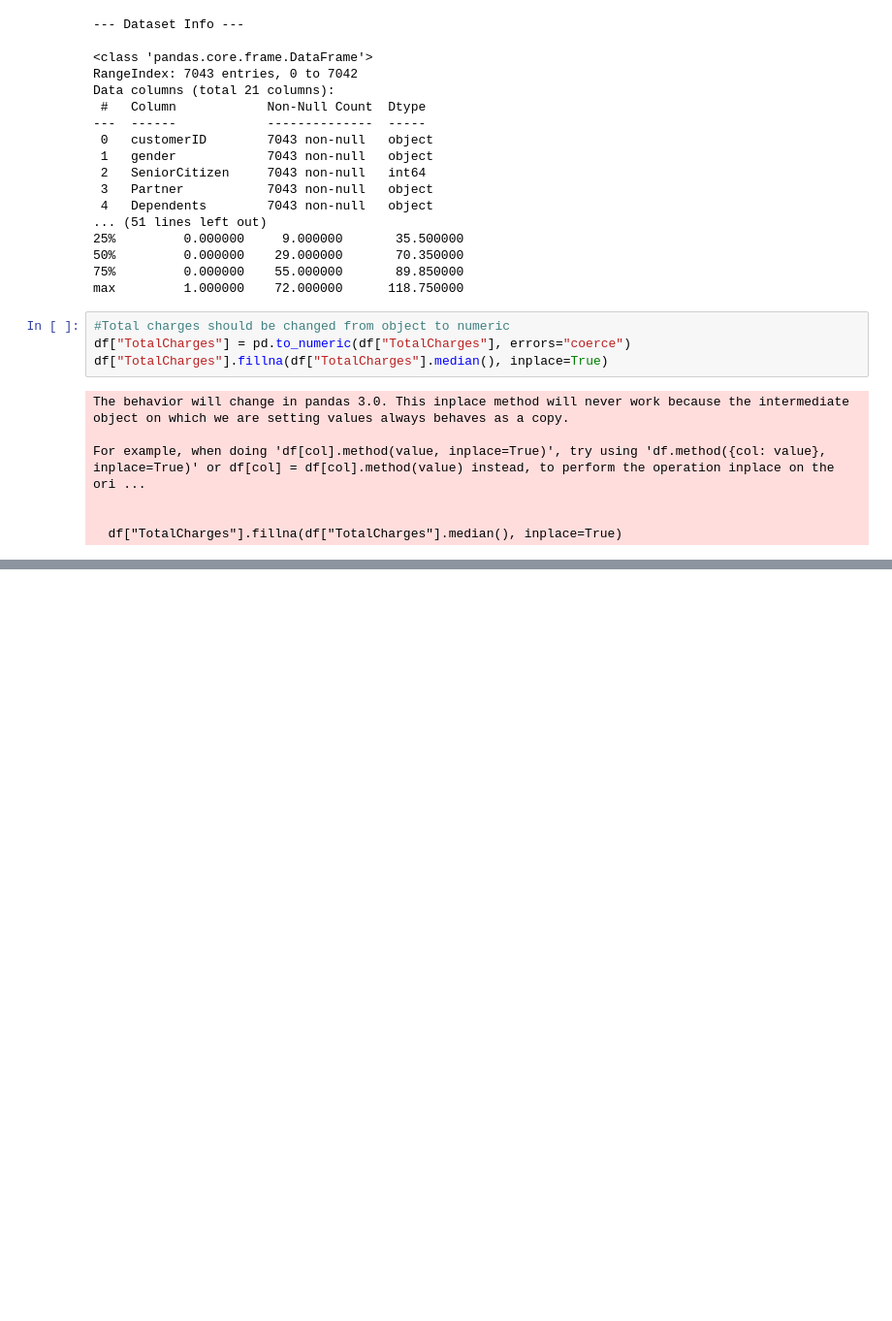
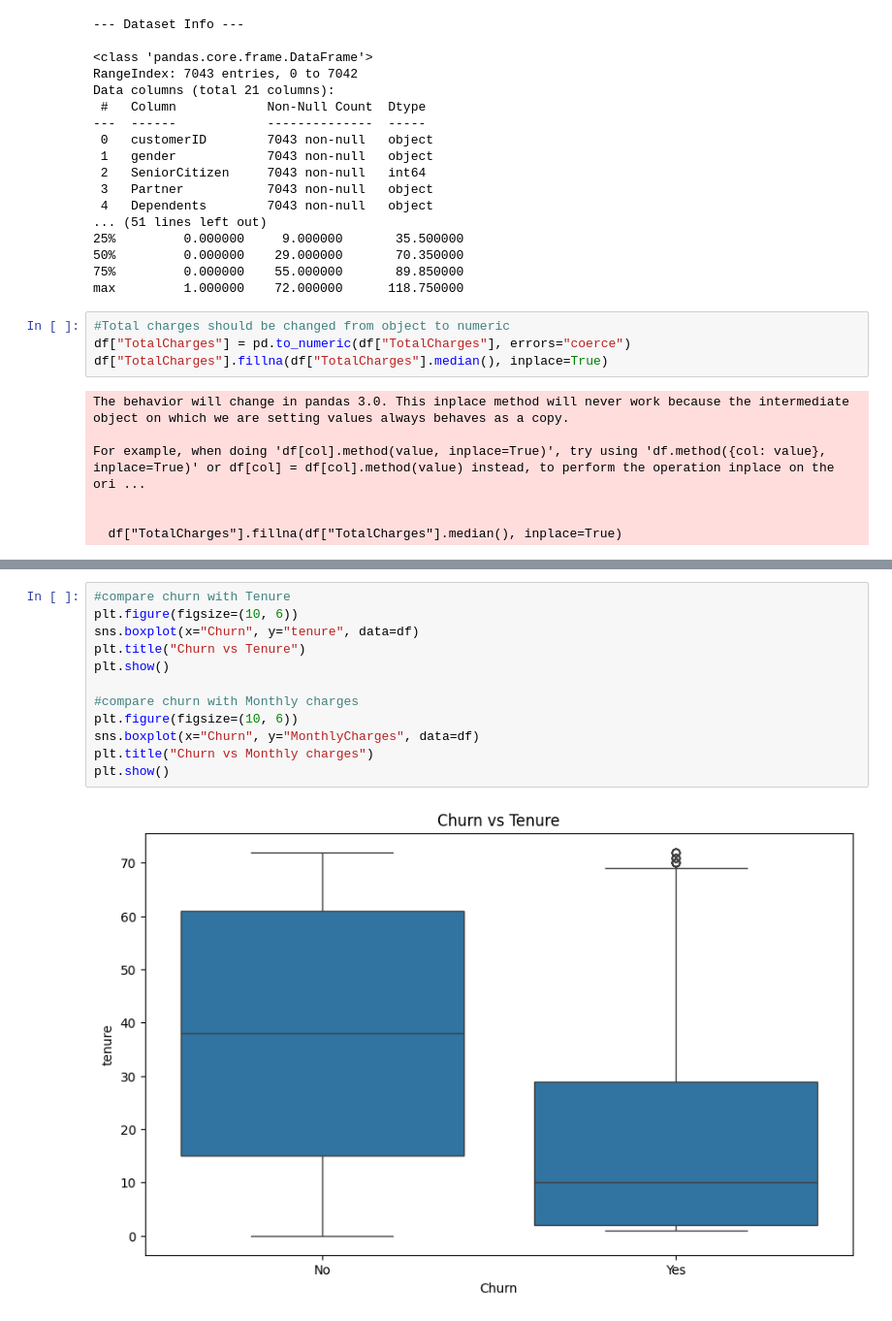
Before and after one commit to Hasindu123e/Churn-data-prediction, a Jupyter notebook: churn__data_Prediction.ipynb, the cells around one changed output, grey strips where cells are left out. Shown at 97% size. Cells and saved outputs as stored; diff of their text form; blank space fills up the shorter version.

```diff
--- a/churn__data_Prediction.ipynb
+++ b/churn__data_Prediction.ipynb
@@ -57,0 +89,14 @@ For example, when doing 'df[col].method(value, inplace=True)', try using 'df.met
+# %%
+#compare churn with Tenure
+plt.figure(figsize=(10, 6))
+sns.boxplot(x="Churn", y="tenure", data=df)
+plt.title("Churn vs Tenure")
+plt.show()
+
+#compare churn with Monthly charges
+plt.figure(figsize=(10, 6))
+sns.boxplot(x="Churn", y="MonthlyCharges", data=df)
+plt.title("Churn vs Monthly charges")
+plt.show()
+# %% [output]
+[figure, added]
```
Also changed, not shown: parts of 4 cells of this notebook.
